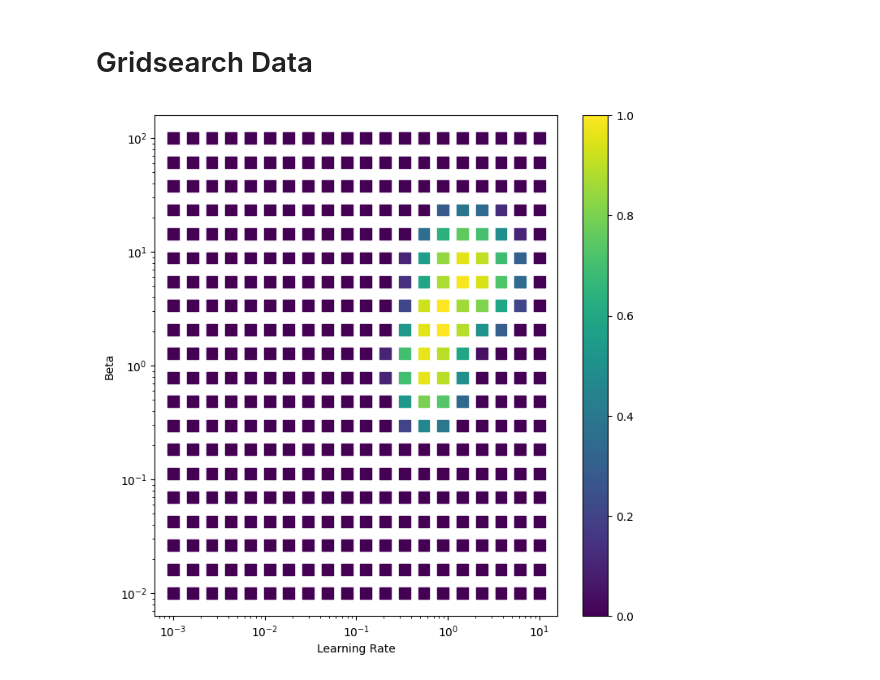
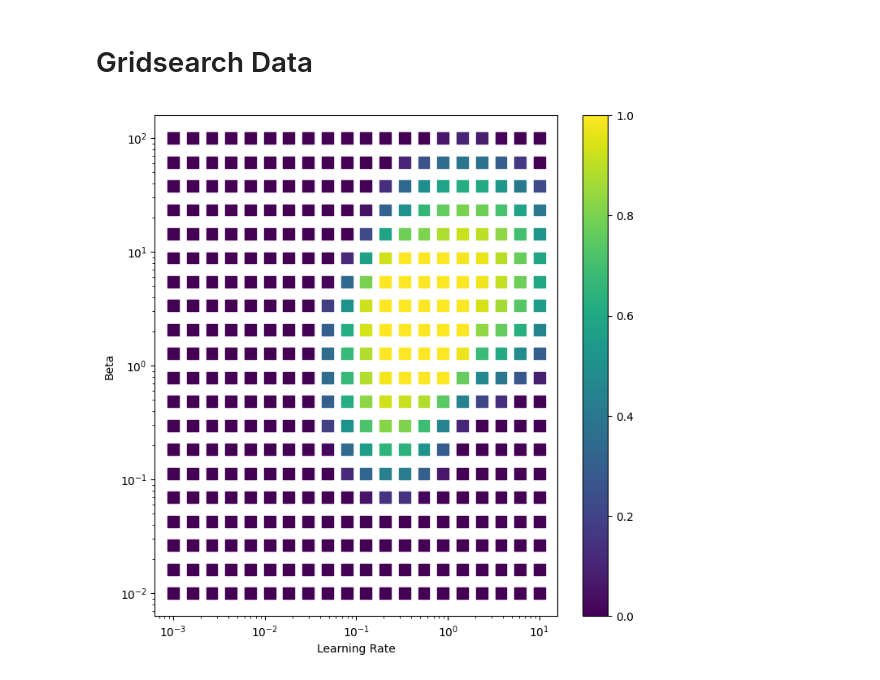
Before and after one commit to hmcalister/PostgraduateSymposium2024Presentation, a Jupyter notebook: main.ipynb, the cells around one changed output. Saved outputs shown, nothing was run; the diff lists cells and outputs as text; code cells hidden in the pictures.

```diff
--- a/main.ipynb
+++ b/main.ipynb
@@ -58,32 +58,32 @@ X, Y = np.meshgrid(X,Y)
 
 A = np.linspace(0,1,num=20)
 B = np.linspace(0,1,num=20)
 A, B = np.meshgrid(A,B)
 
-r = 30
+r = 10
 def f(x,y):
     z = 0
     z += 1-np.clip(r*(x-0.8)**2 + r*(y-0.7)**2, 0, 1)
     z += 1-np.clip(2*r*(x-0.6)**2 + r*(y-0.5)**2, 0, 1)
     return np.clip(z, 0, 1)
 Z = f(A,B)
 
 X, Y, Z = X.flatten(), Y.flatten(), Z.flatten()
 
 cmap = mpl.colormaps["viridis"]
 norm = mpl.colors.Normalize(0, np.max(Z))
 # norm = mpl.colors.Normalize(0, 1.0)
 colorMappable = mpl.cm.ScalarMappable(norm, cmap)
 Z = colorMappable.to_rgba(Z)
 
 plt.figure(figsize=(8,8))
 plt.scatter(X, Y, c=Z, marker="s", s=100)
 plt.xscale("log")
 plt.yscale("log")
 plt.xlabel("Learning Rate")
 plt.ylabel("Beta")
 plt.colorbar(mappable=colorMappable, ax=plt.gca())
 plt.title(f"")
 plt.show();
 # %% [output]
-[figure, old version]
+[figure, new version]
```
